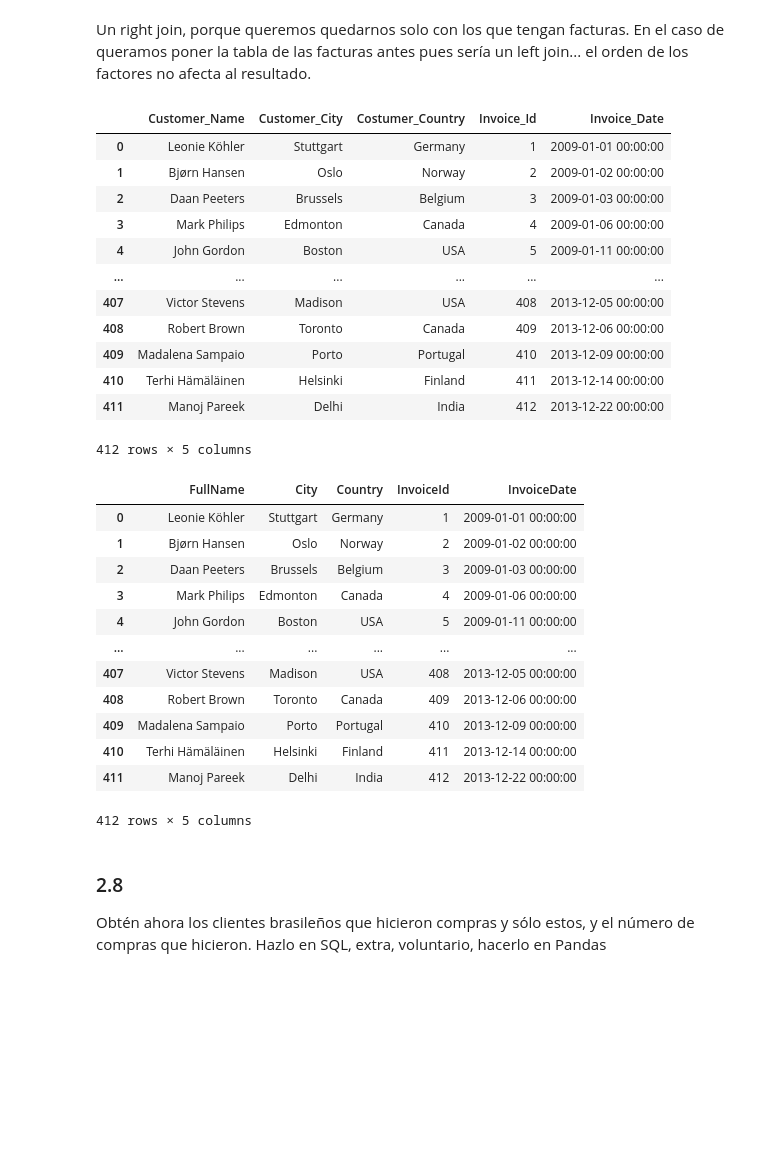
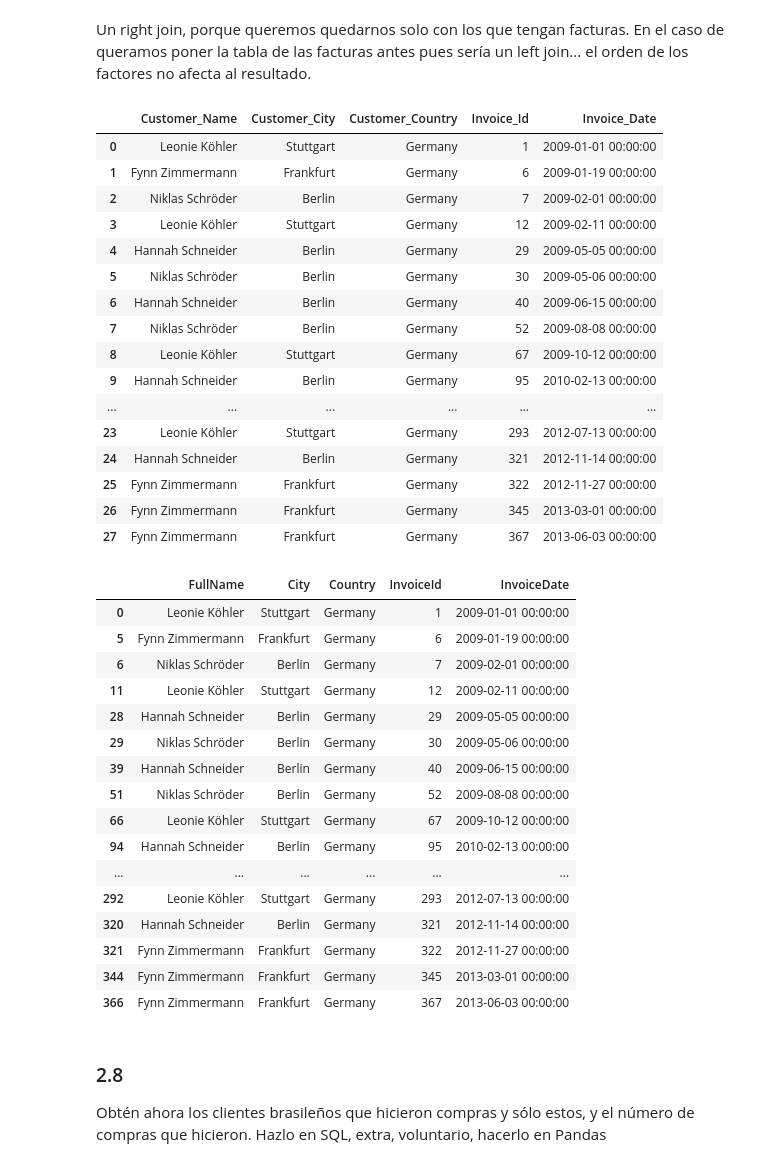
Before and after one commit to OKy9413/ONLINE_DS_THEBRIDGE_EXERSISES, a Jupyter notebook: 03_Analisis_de_Datos/Sprint_06/Unidad_01/Practica_Obligatoria/18_Practica_Obligatoria_SQL.ipynb, the cells around one changed output. Cells and saved outputs as stored; diff of their text form; code cells hidden in the pictures; blank space fills up the shorter version.

```diff
--- a/03_Analisis_de_Datos/Sprint_06/Unidad_01/Practica_Obligatoria/18_Practica_Obligatoria_SQL.ipynb
+++ b/03_Analisis_de_Datos/Sprint_06/Unidad_01/Practica_Obligatoria/18_Practica_Obligatoria_SQL.ipynb
@@ -459,46 +460,55 @@ En el caso de queramos poner la tabla de las facturas antes pues sería un left
 # %%
 # SQL
 q6 = '''
-SELECT (c.FirstName || ' ' || c.LastName) AS Customer_Name, c.City As Customer_City, c.Country AS Costumer_Country, i.InvoiceId AS Invoice_Id, i.InvoiceDate AS Invoice_Date
+SELECT (c.FirstName || ' ' || c.LastName) AS Customer_Name, c.City As Customer_City, c.Country AS Customer_Country, i.InvoiceId AS Invoice_Id, i.InvoiceDate AS Invoice_Date
 FROM customers AS c
-RIGHT JOIN invoices AS i ON c.CustomerId = i.CustomerId
+JOIN invoices AS i ON c.CustomerId = i.CustomerId
+WHERE Customer_Country = "Germany"
 ORDER BY Invoice_Date
 '''
 sql(q6)
 # %% [output]
-|  | Customer_Name | Customer_City | Costumer_Country | Invoice_Id | Invoice_Date |
+|  | Customer_Name | Customer_City | Customer_Country | Invoice_Id | Invoice_Date |
 | 0 | Leonie Köhler | Stuttgart | Germany | 1 | 2009-01-01 00:00:00 |
-| 1 | Bjørn Hansen | Oslo | Norway | 2 | 2009-01-02 00:00:00 |
-| 2 | Daan Peeters | Brussels | Belgium | 3 | 2009-01-03 00:00:00 |
-| 3 | Mark Philips | Edmonton | Canada | 4 | 2009-01-06 00:00:00 |
-| 4 | John Gordon | Boston | USA | 5 | 2009-01-11 00:00:00 |
+| 1 | Fynn Zimmermann | Frankfurt | Germany | 6 | 2009-01-19 00:00:00 |
+| 2 | Niklas Schröder | Berlin | Germany | 7 | 2009-02-01 00:00:00 |
+| 3 | Leonie Köhler | Stuttgart | Germany | 12 | 2009-02-11 00:00:00 |
+| 4 | Hannah Schneider | Berlin | Germany | 29 | 2009-05-05 00:00:00 |
+| 5 | Niklas Schröder | Berlin | Germany | 30 | 2009-05-06 00:00:00 |
+| 6 | Hannah Schneider | Berlin | Germany | 40 | 2009-06-15 00:00:00 |
+| 7 | Niklas Schröder | Berlin | Germany | 52 | 2009-08-08 00:00:00 |
+| 8 | Leonie Köhler | Stuttgart | Germany | 67 | 2009-10-12 00:00:00 |
+| 9 | Hannah Schneider | Berlin | Germany | 95 | 2010-02-13 00:00:00 |
 | ... | ... | ... | ... | ... | ... |
-| 407 | Victor Stevens | Madison | USA | 408 | 2013-12-05 00:00:00 |
-| 408 | Robert Brown | Toronto | Canada | 409 | 2013-12-06 00:00:00 |
-| 409 | Madalena Sampaio | Porto | Portugal | 410 | 2013-12-09 00:00:00 |
-| 410 | Terhi Hämäläinen | Helsinki | Finland | 411 | 2013-12-14 00:00:00 |
-| 411 | Manoj Pareek | Delhi | India | 412 | 2013-12-22 00:00:00 |
+| 23 | Leonie Köhler | Stuttgart | Germany | 293 | 2012-07-13 00:00:00 |
+| 24 | Hannah Schneider | Berlin | Germany | 321 | 2012-11-14 00:00:00 |
+| 25 | Fynn Zimmermann | Frankfurt | Germany | 322 | 2012-11-27 00:00:00 |
+| 26 | Fynn Zimmermann | Frankfurt | Germany | 345 | 2013-03-01 00:00:00 |
+| 27 | Fynn Zimmermann | Frankfurt | Germany | 367 | 2013-06-03 00:00:00 |
-412 rows × 5 columns
 # %%
 merge = cust_df.merge(invo_df, how = 'right', on = 'CustomerId')                # Hacemos el Merge
 f2 = merge[['FirstName','LastName','City','Country','InvoiceId','InvoiceDate']].copy()      # Haciendo una copia, creamos un nuevo data frame con esas columnas
 f2.insert(1, 'FullName', f2.apply(merge_col, args=('FirstName', 'LastName'), axis=1))       # creamos e insertamos la nueva columna en la segunda posición
 f2.drop(columns=['FirstName', 'LastName'], inplace=True)                                    # quitamos las columnas que ya no queremos.
-f2
+f2[f2['Country'] == 'Germany']
 # %% [output]
 |  | FullName | City | Country | InvoiceId | InvoiceDate |
 | 0 | Leonie Köhler | Stuttgart | Germany | 1 | 2009-01-01 00:00:00 |
-| 1 | Bjørn Hansen | Oslo | Norway | 2 | 2009-01-02 00:00:00 |
-| 2 | Daan Peeters | Brussels | Belgium | 3 | 2009-01-03 00:00:00 |
-| 3 | Mark Philips | Edmonton | Canada | 4 | 2009-01-06 00:00:00 |
-| 4 | John Gordon | Boston | USA | 5 | 2009-01-11 00:00:00 |
+| 5 | Fynn Zimmermann | Frankfurt | Germany | 6 | 2009-01-19 00:00:00 |
+| 6 | Niklas Schröder | Berlin | Germany | 7 | 2009-02-01 00:00:00 |
+| 11 | Leonie Köhler | Stuttgart | Germany | 12 | 2009-02-11 00:00:00 |
+| 28 | Hannah Schneider | Berlin | Germany | 29 | 2009-05-05 00:00:00 |
+| 29 | Niklas Schröder | Berlin | Germany | 30 | 2009-05-06 00:00:00 |
+| 39 | Hannah Schneider | Berlin | Germany | 40 | 2009-06-15 00:00:00 |
+| 51 | Niklas Schröder | Berlin | Germany | 52 | 2009-08-08 00:00:00 |
+| 66 | Leonie Köhler | Stuttgart | Germany | 67 | 2009-10-12 00:00:00 |
+| 94 | Hannah Schneider | Berlin | Germany | 95 | 2010-02-13 00:00:00 |
 | ... | ... | ... | ... | ... | ... |
-| 407 | Victor Stevens | Madison | USA | 408 | 2013-12-05 00:00:00 |
-| 408 | Robert Brown | Toronto | Canada | 409 | 2013-12-06 00:00:00 |
-| 409 | Madalena Sampaio | Porto | Portugal | 410 | 2013-12-09 00:00:00 |
-| 410 | Terhi Hämäläinen | Helsinki | Finland | 411 | 2013-12-14 00:00:00 |
-| 411 | Manoj Pareek | Delhi | India | 412 | 2013-12-22 00:00:00 |
+| 292 | Leonie Köhler | Stuttgart | Germany | 293 | 2012-07-13 00:00:00 |
+| 320 | Hannah Schneider | Berlin | Germany | 321 | 2012-11-14 00:00:00 |
+| 321 | Fynn Zimmermann | Frankfurt | Germany | 322 | 2012-11-27 00:00:00 |
+| 344 | Fynn Zimmermann | Frankfurt | Germany | 345 | 2013-03-01 00:00:00 |
+| 366 | Fynn Zimmermann | Frankfurt | Germany | 367 | 2013-06-03 00:00:00 |
-412 rows × 5 columns
 # %% [markdown]
 ### 2.8
 
```
Also changed, not shown: parts of 3 cells of this notebook.
